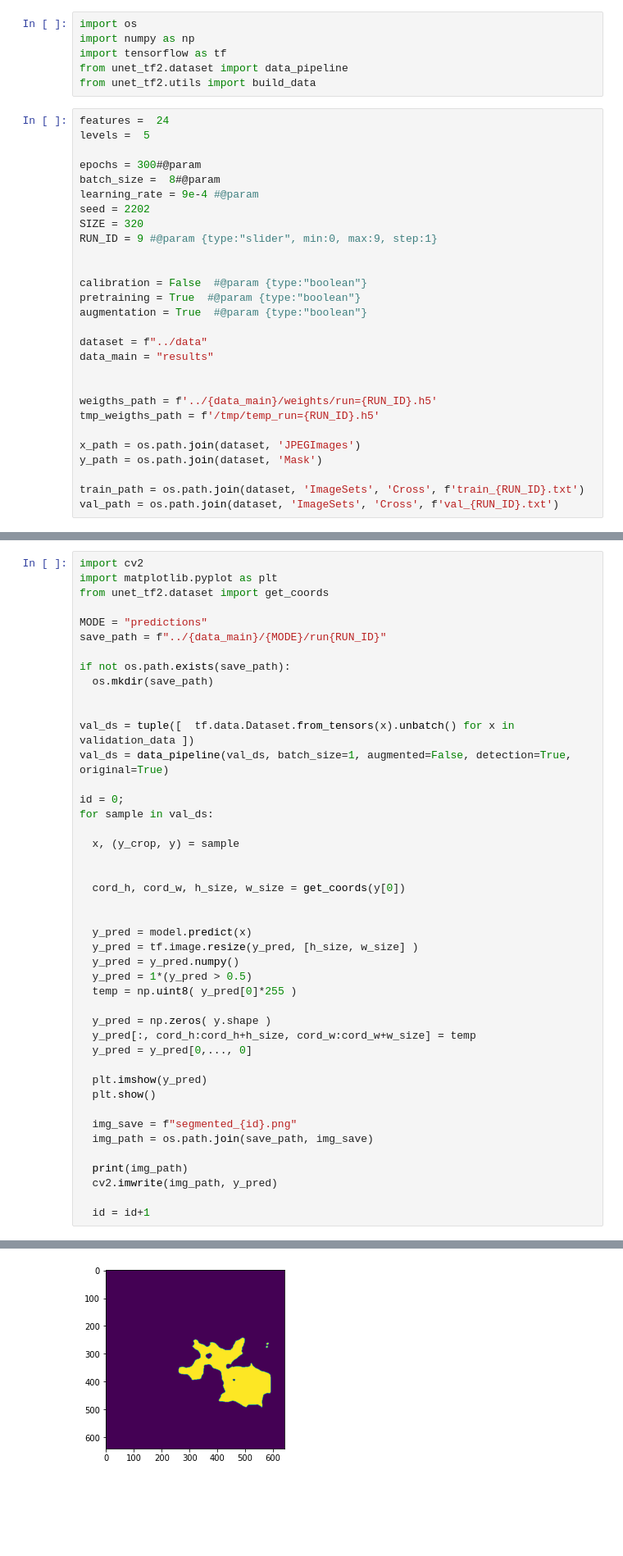
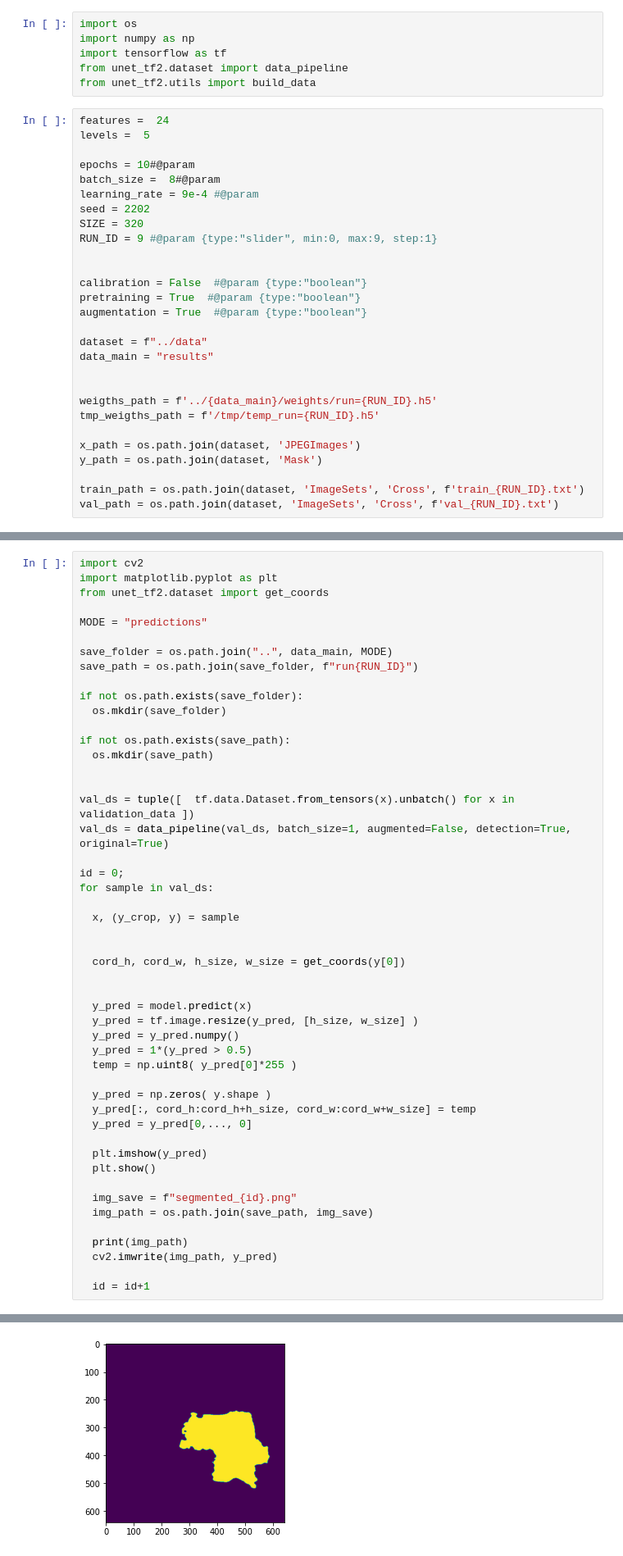
Before and after one commit to simatec-uis/CO2Dnet, a Jupyter notebook: notebooks/demo_train.ipynb, the cells around one changed output, grey strips where cells are left out. Shown at 82% size. Cells and saved outputs as stored; diff of their text form; blank space fills up the shorter version.

```diff
--- a/notebooks/demo_train.ipynb
+++ b/notebooks/demo_train.ipynb
@@ -15,7 +23,7 @@ from unet_tf2.utils import build_data
 features =  24
 levels =  5
 
-epochs = 300#@param
+epochs = 10#@param
 batch_size =  8#@param
 learning_rate = 9e-4 #@param
 seed = 2202
@@ -120,7 +131,12 @@ import matplotlib.pyplot as plt
 from unet_tf2.dataset import get_coords
 
 MODE = "predictions"
-save_path = f"../{data_main}/{MODE}/run{RUN_ID}"
+
+save_folder = os.path.join("..", data_main, MODE)
+save_path = os.path.join(save_folder, f"run{RUN_ID}")
+
+if not os.path.exists(save_folder):
+  os.mkdir(save_folder)
 
 if not os.path.exists(save_path):
   os.mkdir(save_path)
@@ -170 +191 @@ for sample in val_ds:
-[figure, old version]
+[figure, new version]
```
Also changed, not shown: parts of 6 cells of this notebook.
